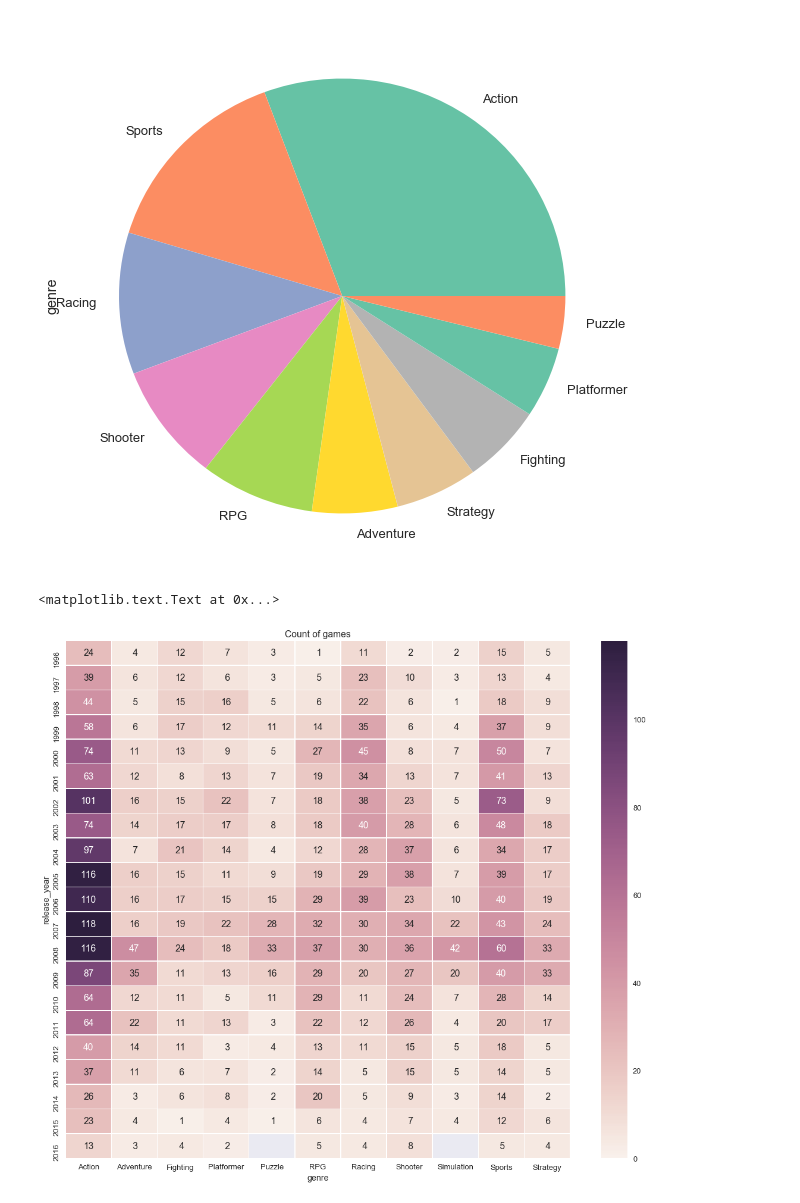
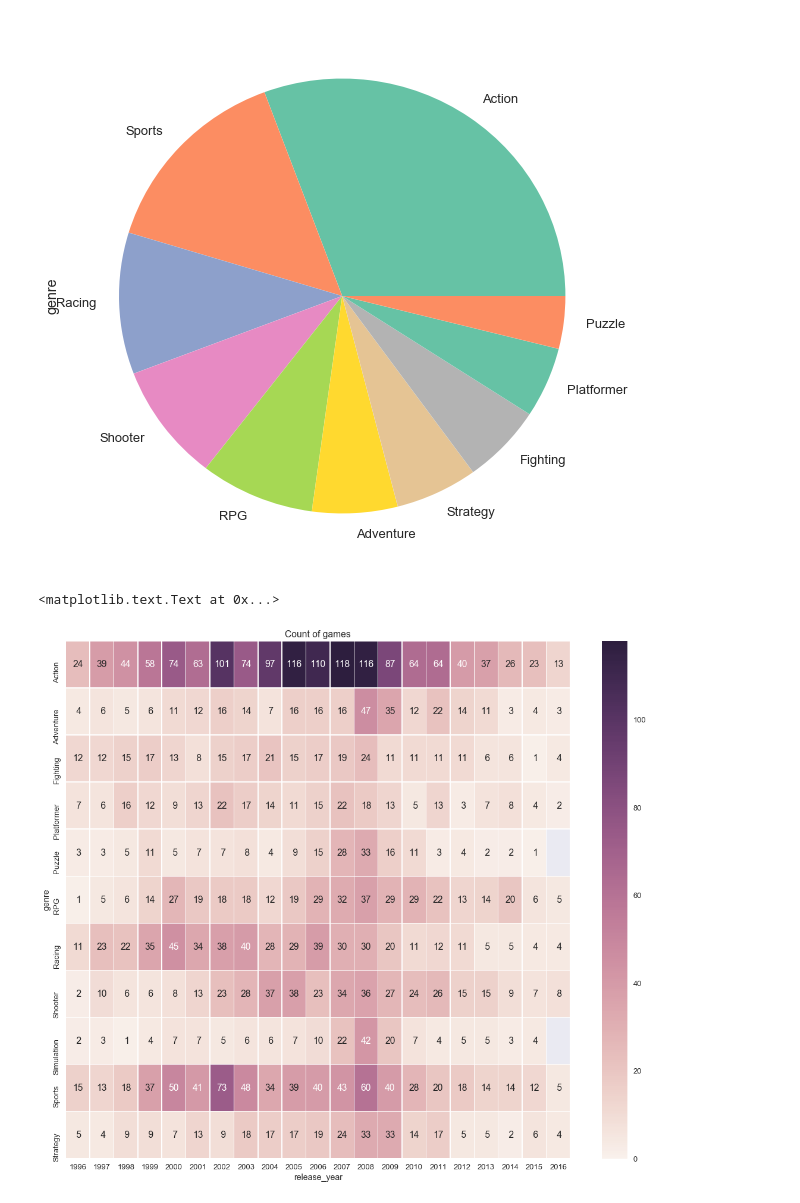
Before and after one commit to Qaqi/cs210project, a Jupyter notebook: Plots_and_Histograms.ipynb, the cells around one changed output. Cells and saved outputs as stored; diff of their text form; code cells hidden in the pictures.

```diff
--- a/Plots_and_Histograms.ipynb
+++ b/Plots_and_Histograms.ipynb
@@ -66,10 +66,10 @@ large_genres=genres_count[genres_count>=150]
 large_genres.sort_values(ascending=False,inplace=True)
 # %%
 data_genre = data[data.genre.isin(large_genres.keys())]
-table_count = pd.pivot_table(data_genre,values=['score'],index=['release_year'],columns=['genre'],aggfunc='count',margins=False)
+table_count = pd.pivot_table(data_genre,values=['score'],index=['genre'],columns=['release_year'],aggfunc='count',margins=False)
 plt.figure(figsize=(19,16))
 sns.heatmap(table_count.score,linewidths=.5,annot=True,fmt='2.0f',vmin=0)
 plt.title('Count of games')
 # %% [output]
 <matplotlib.text.Text at 0x...>
-[figure, old version]
+[figure, new version]
```
